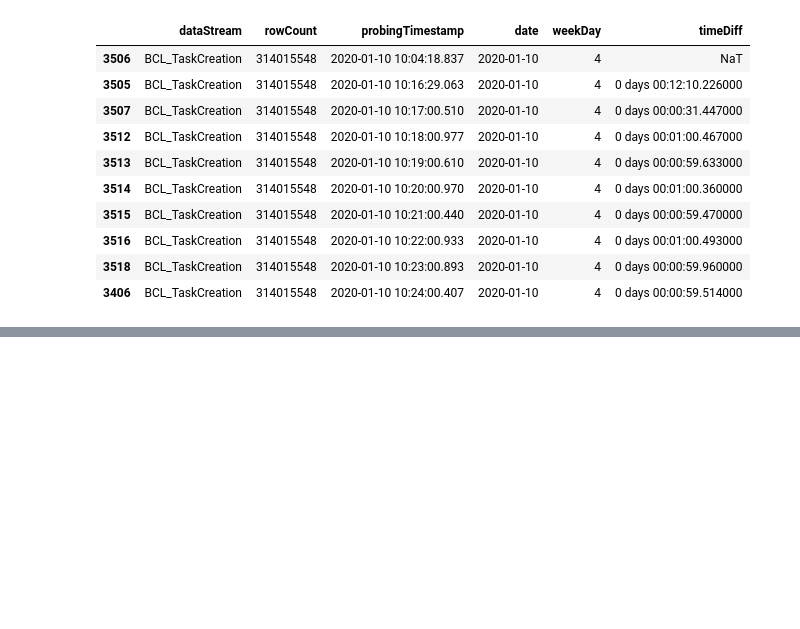
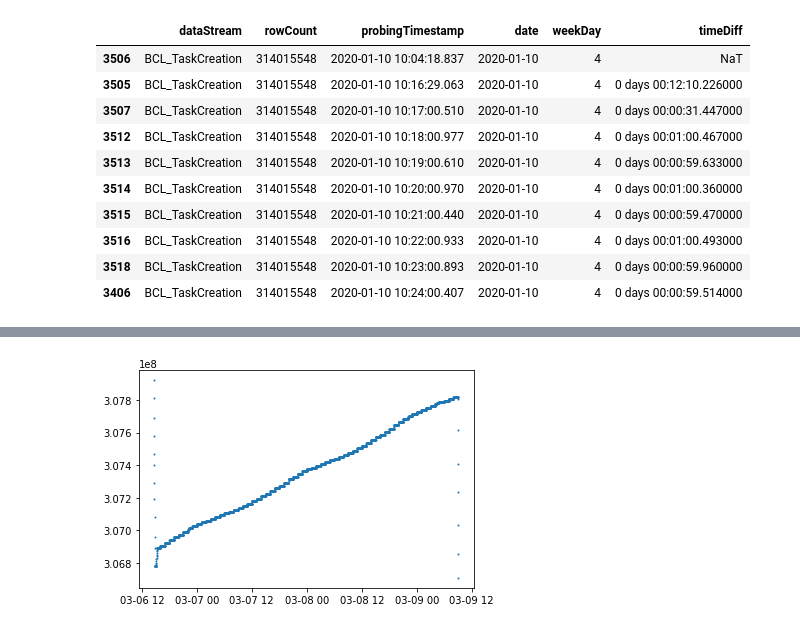
Before and after one commit to pawelpuszcz/timeseries-data-analysis, a Jupyter notebook: BPTask.ipynb, the cells around one changed output, grey strips where cells are left out. Cells and saved outputs as stored; diff of their text form; code cells hidden in the pictures; blank space fills up the shorter version.

```diff
--- a/BPTask.ipynb
+++ b/BPTask.ipynb
@@ -248,0 +263,4 @@ df.head(10)
+# %%
+filter = (df['rowCount']>306500000) & (df['rowCount']<308000000)
+# %%
+df_cut = df[filter]
@@ -248,0 +276,5 @@ df.head(10)
+# %%
+plt.scatter(df_cut['probingTimestamp'], df_cut['rowCount'], s=1)
+plt.show()
+# %% [output]
+[figure, added]
```
Also changed, not shown: parts of 13 cells of this notebook.
